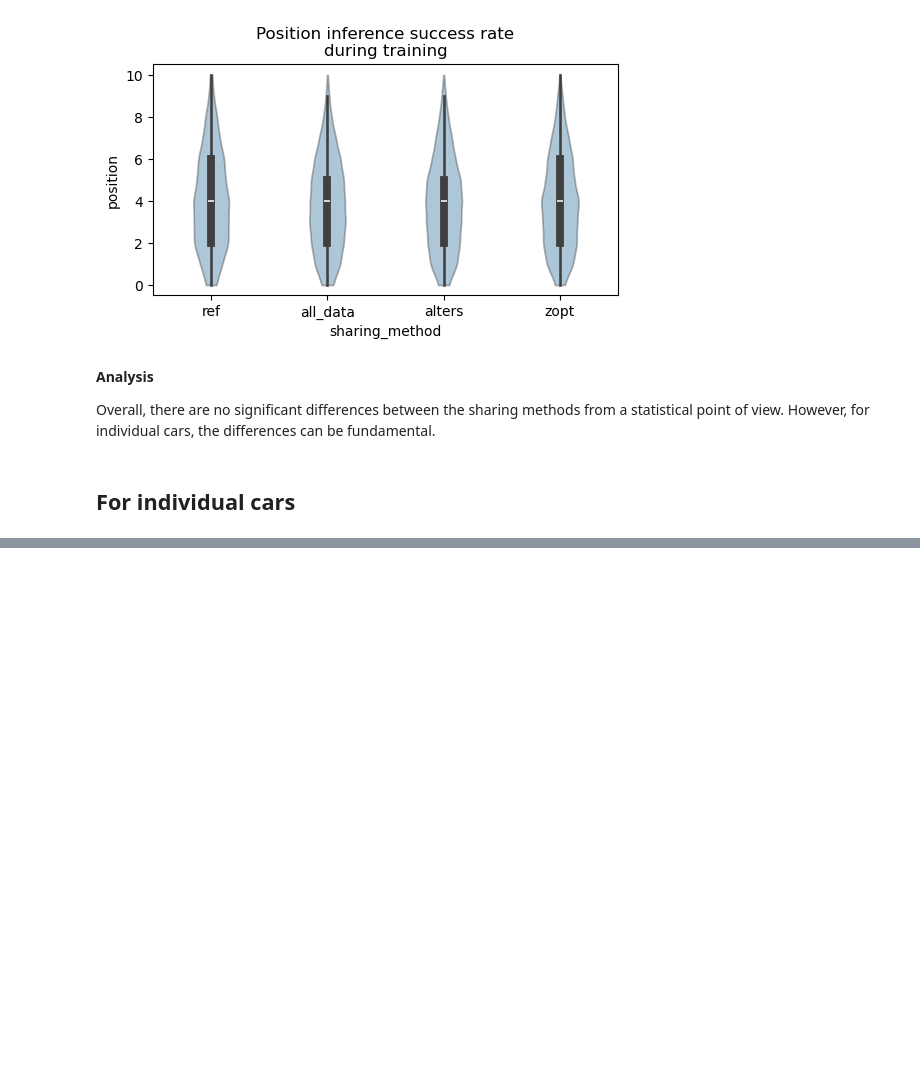
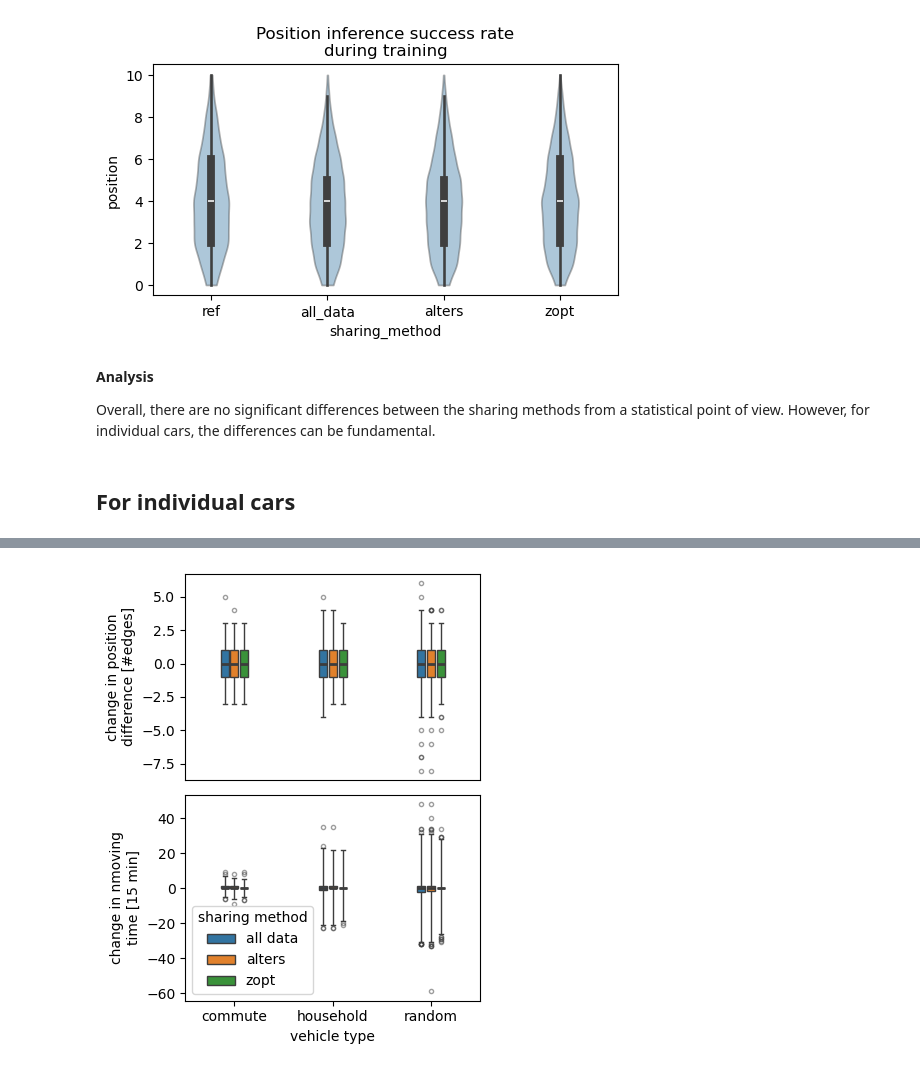
Before and after one commit to alelevente/selcop, a Jupyter notebook: 03_da/05_evaluation/04_fl_privacy.ipynb, the cells around one changed output, grey strips where cells are left out. Drawn from its saved outputs; the diff is of its cells as text; code cells hidden in the pictures; blank space fills up the shorter version.

```diff
--- a/03_da/05_evaluation/04_fl_privacy.ipynb
+++ b/03_da/05_evaluation/04_fl_privacy.ipynb
@@ -136,0 +182,21 @@ plt.legend(title="vehicle type", ncols=4, loc="lower center", bbox_to_anchor=(.5
+# %%
+long_diff = pd.DataFrame()
+
+sharing_methods = []
+veh_types = []
+value = []
+value_type = []
+for i,r in diff_df.iterrows():
+    sharing_methods.append(i[1])
+    sharing_methods.append(i[1])
+    veh_types.append(r.veh_type)
+    veh_types.append(r.veh_type)
+    value.append(r.position_diff)
+    value_type.append("position difference")
+    value.append(r.time_diff)
+    value_type.append("time difference")
+
+long_diff["sharing method"] = sharing_methods
+long_diff["vehicle type"] = veh_types
+long_diff["value"] = value
+long_diff["value_type"] = value_type
@@ -136,0 +219,19 @@ plt.legend(title="vehicle type", ncols=4, loc="lower center", bbox_to_anchor=(.5
+# %%
+fig, ax = plt.subplots(2,1, figsize=(4,5))
+sns.boxplot(data=long_diff[long_diff["value_type"] == "position difference"],
+            x="vehicle type", y="value", hue="sharing method", ax=ax[0],
+            width=0.3, gap=0.2, whis=[1,99], fliersize=3.0,
+            flierprops={"alpha": 0.5},
+            medianprops={"linewidth":2}, legend=False)
+ax[0].set_ylabel("change in position\ndifference [#edges]")
+ax[0].set_xlabel("")
+ax[0].set_xticks([])
+sns.boxplot(data=long_diff[long_diff["value_type"] == "time difference"],
+            x="vehicle type", y="value", hue="sharing method", ax=ax[1],
+            width=0.3, gap=0.2, whis=[1,99], fliersize=3.0,
+            flierprops={"alpha": 0.5},
+            medianprops={"linewidth":2})
+ax[1].set_ylabel("change in nmoving\ntime [15 min]")
+fig.tight_layout()
+# %% [output]
+[figure, added]
```
Also changed, not shown: parts of 9 cells of this notebook, 4 other files.
